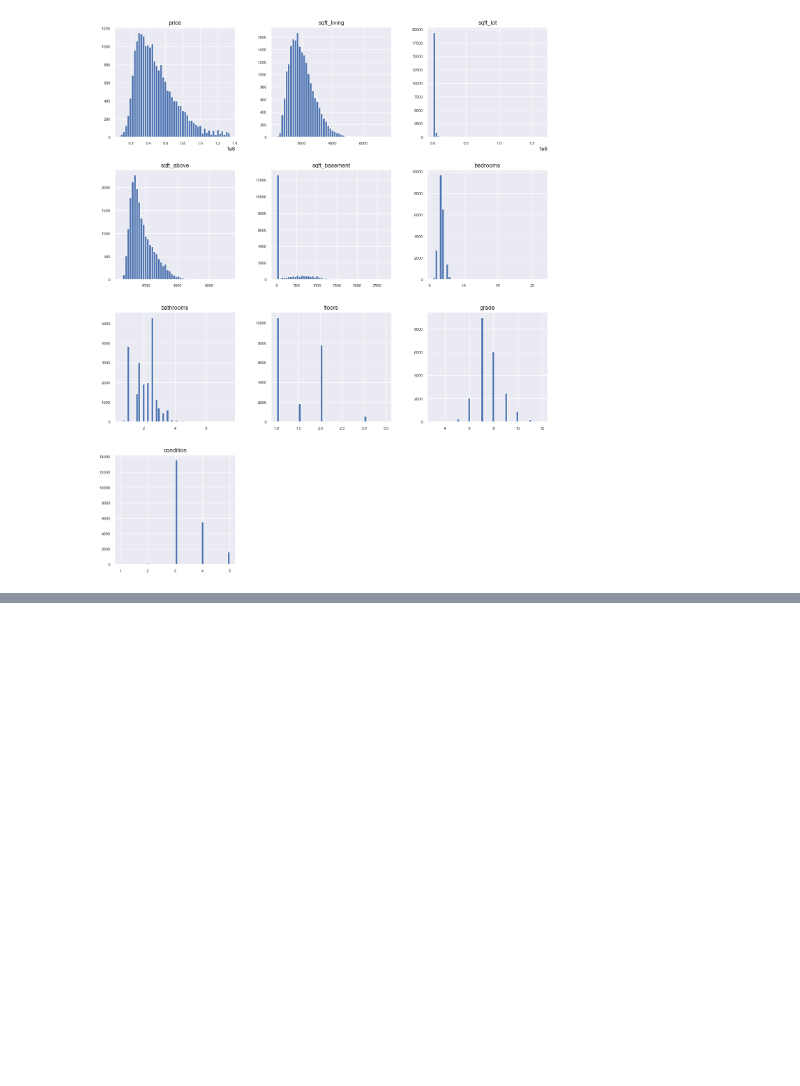
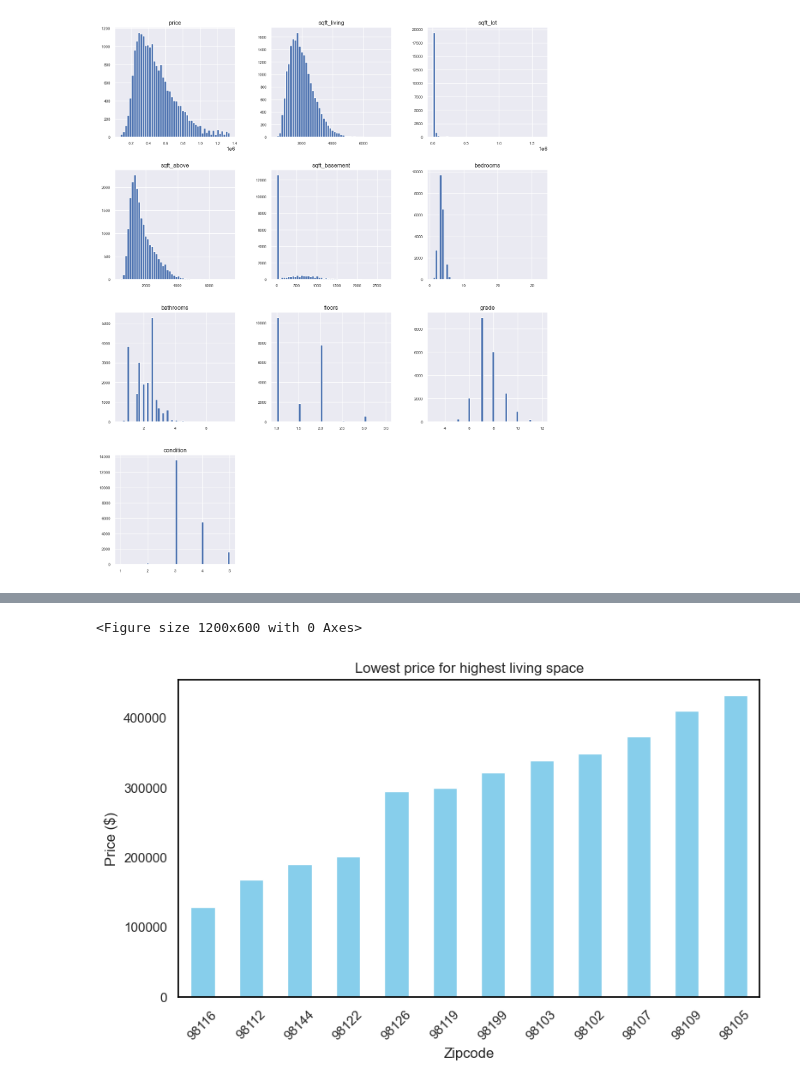
Before and after one commit to eockfen/EDA_King_County_home_sales, a Jupyter notebook: EDA.ipynb, the cells around one changed output, grey strips where cells are left out. Saved outputs shown, nothing was run; the diff lists cells and outputs as text; code cells hidden in the pictures; blank space fills up the shorter version.

```diff
--- a/EDA.ipynb
+++ b/EDA.ipynb
@@ -777,0 +823,29 @@ inspiration here for zipcodes? https://www.kaggle.com/code/saidakbarp/nyc-proper
+# %%
+# Group by zipcode and find the maximum space
+max_sqft_df = central_houses_midprice_df.groupby("zipcode")["sqft_living"].max().reset_index()
+
+# Merge back to the original dataframe to get all details of the houses with the maximum grade
+
+merged_df_sqft = pd.merge(central_houses_midprice_df, max_sqft_df, on=["zipcode"])
+
+
+
+# Group by zipcode and find the lowest price for the houses with the maximum grade
+
+lowest_price_highest_sqft = merged_df_sqft.groupby("zipcode")["price"].min().reset_index().sort_values('price')
+
+# Set zip code as index
+lowest_price_highest_sqft.set_index("zipcode", inplace=True)
+
+# Create a bar plot
+plt.figure(figsize=(12, 6))
+lowest_price_highest_sqft.plot(kind="bar", color="skyblue", legend=False)
+plt.title("Lowest price for highest living space")
+plt.xlabel("Zipcode")
+plt.ylabel("Price ($)")
+plt.xticks(rotation=45)  # Rotate x-axis labels for better readability
+plt.tight_layout()  # Adjust layout to prevent overlap of labels
+plt.show()
+# %% [output]
+<Figure size 1200x600 with 0 Axes>
+[figure, added]
```
Also changed, not shown: parts of 18 cells of this notebook.
